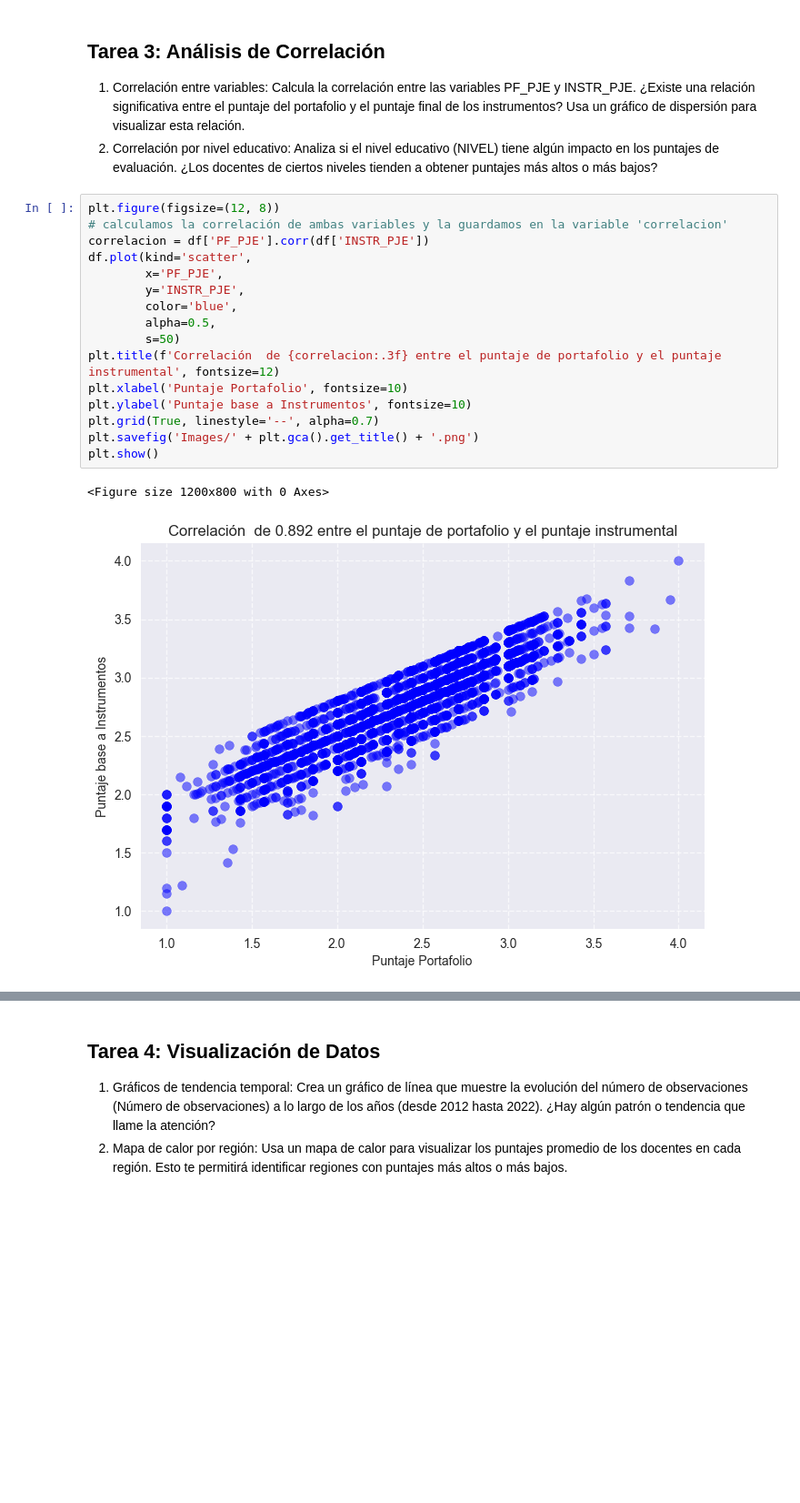
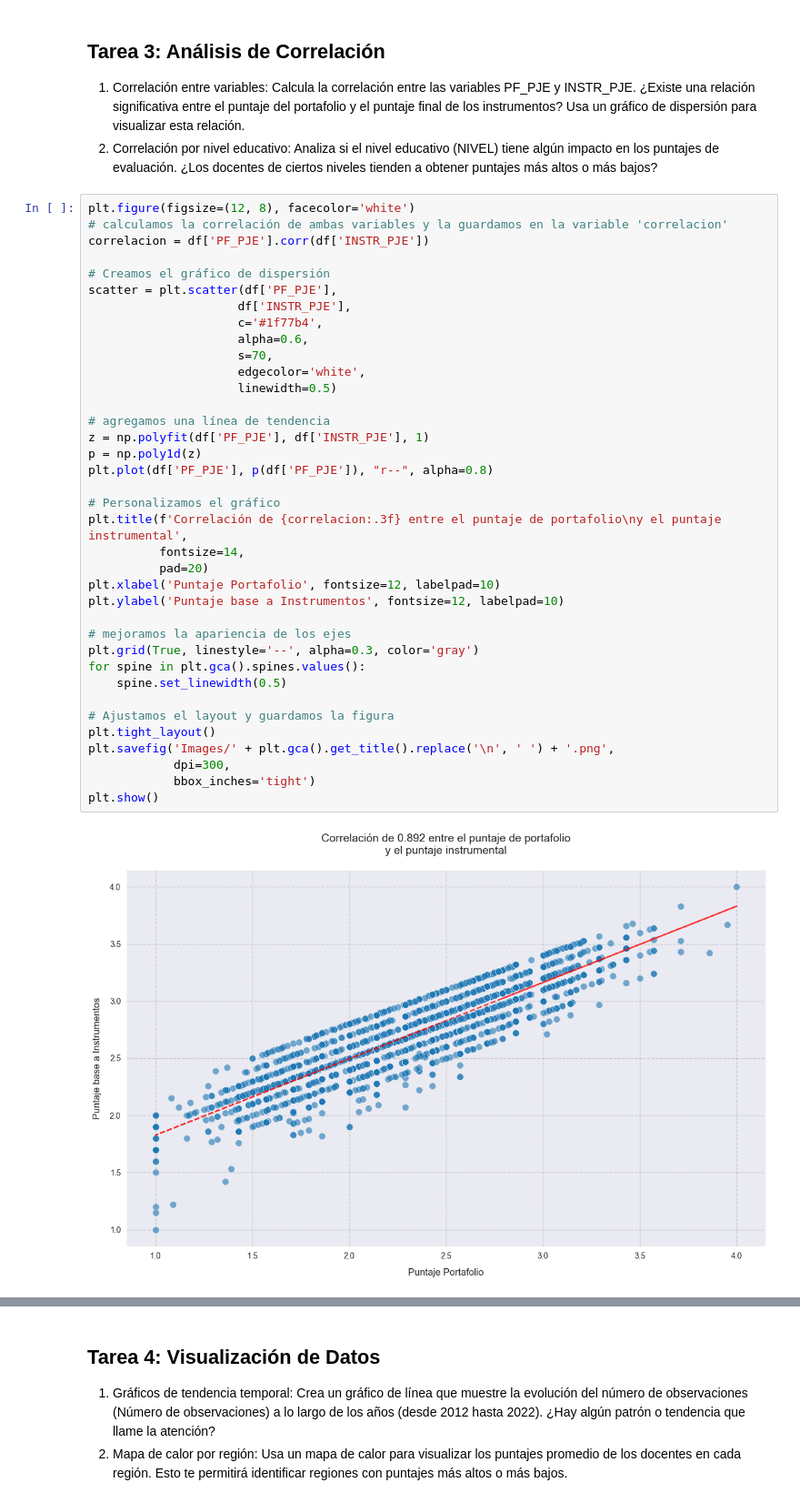
Before and after one commit to PalomoMT/Docentes, a Jupyter notebook: Analisis.ipynb, the cells around one changed output, grey strips where cells are left out. Shown at 91% size. Saved outputs shown, nothing was run; the diff lists cells and outputs as text; blank space fills up the shorter version.

```diff
--- a/Analisis.ipynb
+++ b/Analisis.ipynb
@@ -276,24 +279,44 @@ del chile_reg, reg_scores, chile_map_reg,df_aux # eliminamos las variables para
 1. Correlación entre variables: Calcula la correlación entre las variables PF_PJE y INSTR_PJE. ¿Existe una relación significativa entre el puntaje del portafolio y el puntaje final de los instrumentos? Usa un gráfico de dispersión para visualizar esta relación.
 2. Correlación por nivel educativo: Analiza si el nivel educativo (NIVEL) tiene algún impacto en los puntajes de evaluación. ¿Los docentes de ciertos niveles tienden a obtener puntajes más altos o más bajos?
 # %%
-plt.figure(figsize=(12, 8))
+plt.figure(figsize=(12, 8), facecolor='white')
 # calculamos la correlación de ambas variables y la guardamos en la variable 'correlacion'
 correlacion = df['PF_PJE'].corr(df['INSTR_PJE'])
-df.plot(kind='scatter',
-        x='PF_PJE',
-        y='INSTR_PJE',
-        color='blue',
-        alpha=0.5,
-        s=50)
-plt.title(f'Correlación  de {correlacion:.3f} entre el puntaje de portafolio y el puntaje instrumental', fontsize=12)
-plt.xlabel('Puntaje Portafolio', fontsize=10)
-plt.ylabel('Puntaje base a Instrumentos', fontsize=10)
-plt.grid(True, linestyle='--', alpha=0.7)
-plt.savefig('Images/' + plt.gca().get_title() + '.png')
+
+# Creamos el gráfico de dispersión
+scatter = plt.scatter(df['PF_PJE'],
+                     df['INSTR_PJE'],
+                     c='#1f77b4',
+                     alpha=0.6,
+                     s=70,
+                     edgecolor='white',
+                     linewidth=0.5)
+
+# agregamos una línea de tendencia
+z = np.polyfit(df['PF_PJE'], df['INSTR_PJE'], 1)
+p = np.poly1d(z)
+plt.plot(df['PF_PJE'], p(df['PF_PJE']), "r--", alpha=0.8)
+
+# Personalizamos el gráfico
+plt.title(f'Correlación de {correlacion:.3f} entre el puntaje de portafolio\ny el puntaje instrumental',
+          fontsize=14,
+          pad=20)
+plt.xlabel('Puntaje Portafolio', fontsize=12, labelpad=10)
+plt.ylabel('Puntaje base a Instrumentos', fontsize=12, labelpad=10)
+
+# mejoramos la apariencia de los ejes
+plt.grid(True, linestyle='--', alpha=0.3, color='gray')
+for spine in plt.gca().spines.values():
+    spine.set_linewidth(0.5)
+
+# Ajustamos el layout y guardamos la figura
+plt.tight_layout()
+plt.savefig('Images/' + plt.gca().get_title().replace('\n', ' ') + '.png',
+            dpi=300,
+            bbox_inches='tight')
 plt.show()
 # %% [output]
-<Figure size 1200x800 with 0 Axes>
-[figure, old version]
+[figure, new version]
 # %%
 grupos = [df[df['NIVEL'] == categoria]['PF_PJE'] for categoria in df['NIVEL'].unique()]
 f_statistic, p_value = f_oneway(*grupos)
```
Also changed, not shown: parts of 6 cells of this notebook, 3 other files.
